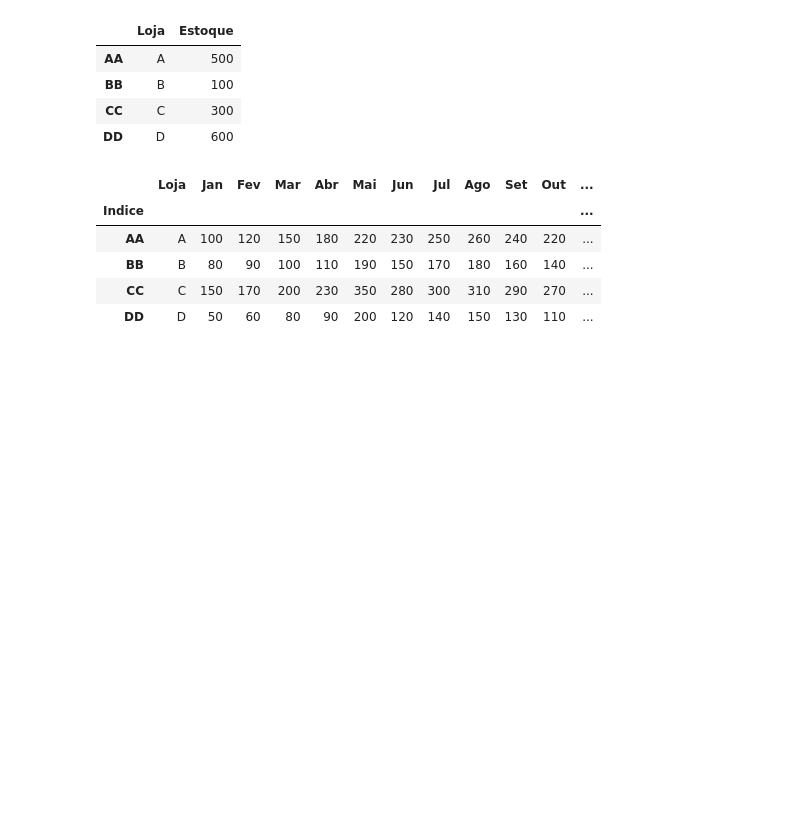
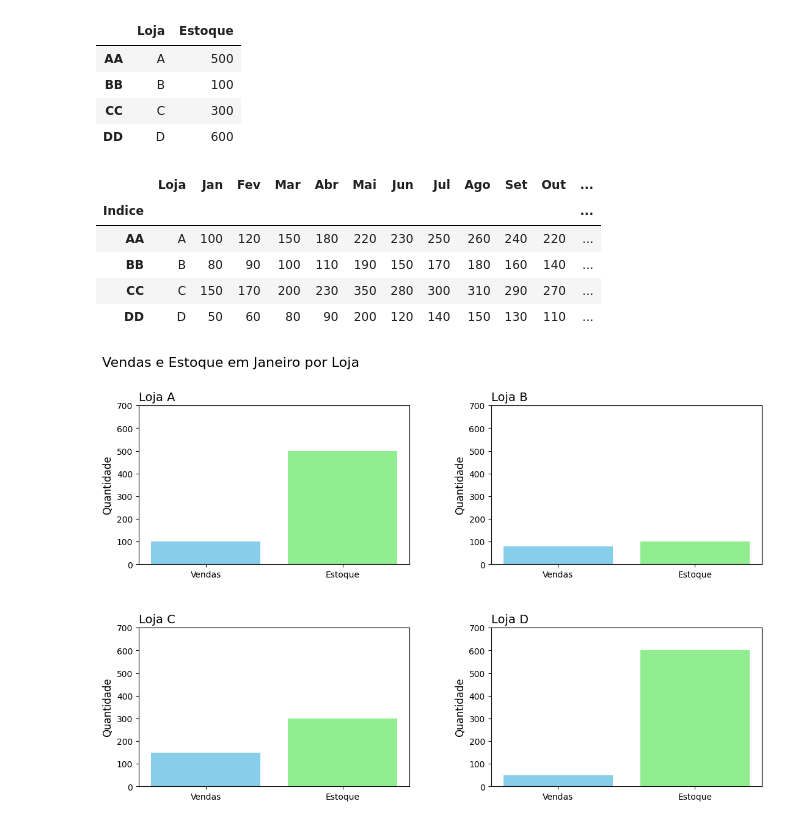
Before and after one commit to LANDOSOUZA/inteligencia_artificial_2025, a Jupyter notebook: aula_5/exercicios.ipynb, the cells around one changed output. Cells and saved outputs as stored; diff of their text form; code cells hidden in the pictures; blank space fills up the shorter version.

```diff
--- a/aula_5/exercicios.ipynb
+++ b/aula_5/exercicios.ipynb
@@ -83,3 +83,46 @@ df_vendas.style.set_table_styles([
 | BB | B | 80 | 90 | 100 | 110 | 190 | 150 | 170 | 180 | 160 | 140 | ... |
 | CC | C | 150 | 170 | 200 | 230 | 350 | 280 | 300 | 310 | 290 | 270 | ... |
 | DD | D | 50 | 60 | 80 | 90 | 200 | 120 | 140 | 150 | 130 | 110 | ... |
+# %%
+# c) Plotar um subplot para cada loja com o número de vendas e estoque para o mês
+#    de janeiro
+
+import pandas as pd
+import matplotlib.pyplot as plt
+
+# Dados
+lojas = ['A', 'B', 'C', 'D']
+estoque = [500, 100, 300, 600]
+indices = ['AA', 'BB', 'CC', 'DD']
+vendas_jan = [100, 80, 150, 50]
+
+# Criação do DataFrame
+df = pd.DataFrame({
+    'Loja': lojas,
+    'Estoque': estoque,
+    'Vendas_Jan': vendas_jan
+}, index=indices)
+
+# Criação dos subplots
+fig, axs = plt.subplots(2, 2, figsize=(12, 8))
+fig.suptitle('Vendas e Estoque em Janeiro por Loja', fontsize=16, ha='left', x=0.05)
+
+# Ajusta margens
+plt.subplots_adjust(left=0.1, right=0.95, top=0.88, bottom=0.1, hspace=0.4, wspace=0.3)
+
+# Plotagem individual
+for i, ax in enumerate(axs.flat):
+    loja = df.iloc[i]['Loja']
+    vendas = df.iloc[i]['Vendas_Jan']
+    estoque_loja = df.iloc[i]['Estoque']
+
+    ax.bar(['Vendas', 'Estoque'], [vendas, estoque_loja], color=['skyblue', 'lightgreen'])
+    ax.set_title(f'Loja {loja}', loc='left', fontsize=14)
+    ax.set_ylabel('Quantidade', fontsize=12)
+    ax.set_ylim(0, max(estoque) + 100)
+    ax.tick_params(axis='x', labelrotation=0)
+
+# Exibe o gráfico
+plt.show()
+# %% [output]
+[figure, added]
```
